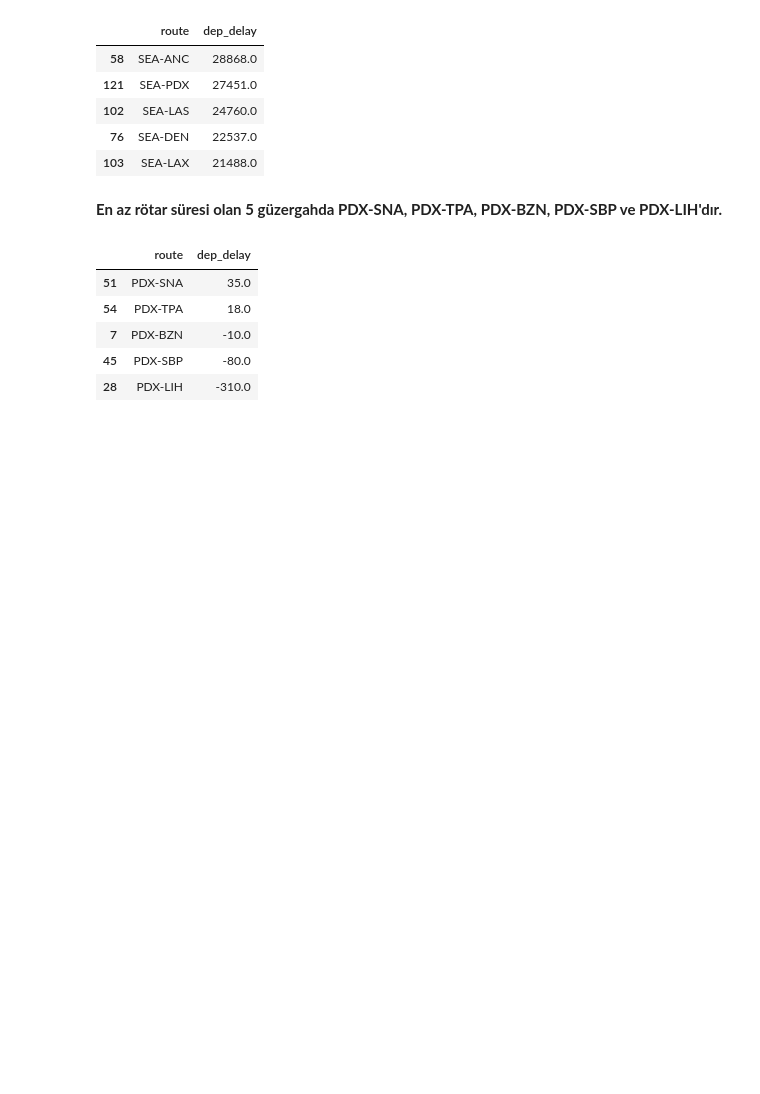
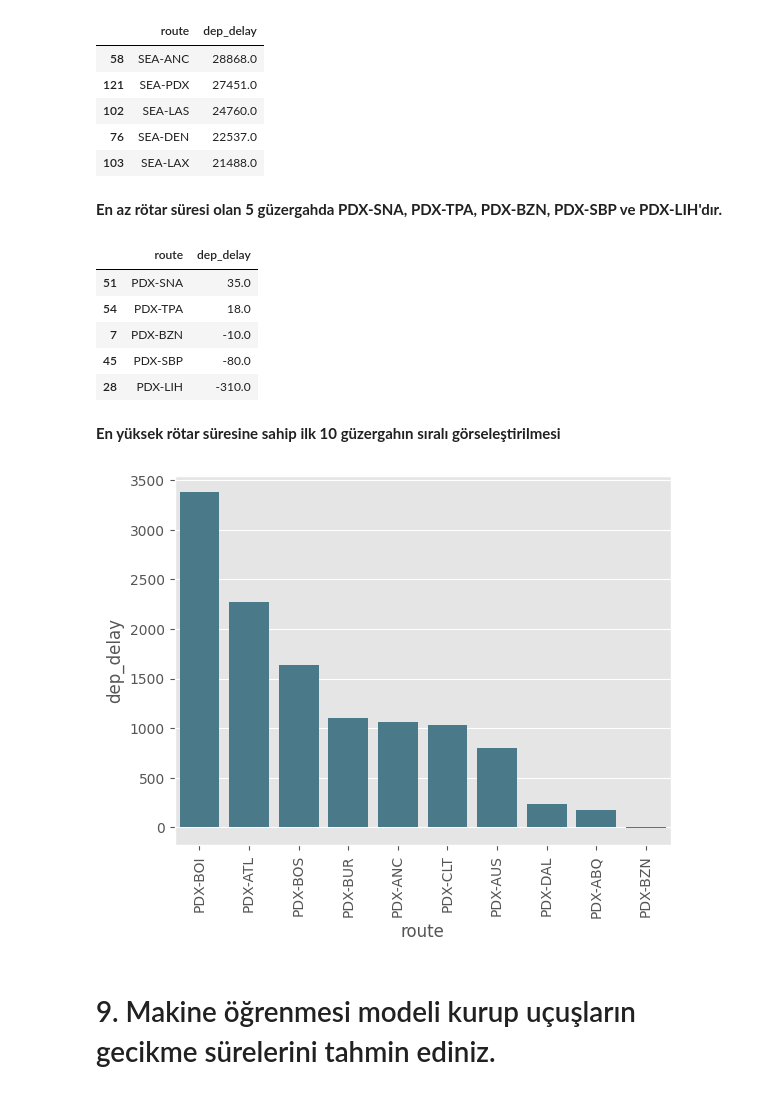
Before and after one commit to kntvrl/flights_project, a Jupyter notebook: project_notebook_ds.ipynb, the cells around one changed output. Cells and saved outputs as stored; diff of their text form; code cells hidden in the pictures; blank space fills up the shorter version.

```diff
--- a/project_notebook_ds.ipynb
+++ b/project_notebook_ds.ipynb
@@ -1132,3 +1132,13 @@ df.groupby("route")["dep_delay"].sum().reset_index().sort_values("dep_delay",asc
 | 7 | PDX-BZN | -10.0 |
 | 45 | PDX-SBP | -80.0 |
 | 28 | PDX-LIH | -310.0 |
+# %%
+routes = df.groupby("route")["dep_delay"].sum().reset_index().head(10)
+# %% [markdown]
+**En yüksek rötar süresine sahip ilk 10 güzergahın sıralı görseleştirilmesi**
+# %%
+_ = custom_barplot(routes,"route","dep_delay",sum)
+# %% [output]
+[figure, added]
+# %% [markdown]
+# 9.	Makine öğrenmesi modeli kurup uçuşların gecikme sürelerini tahmin ediniz.
```
